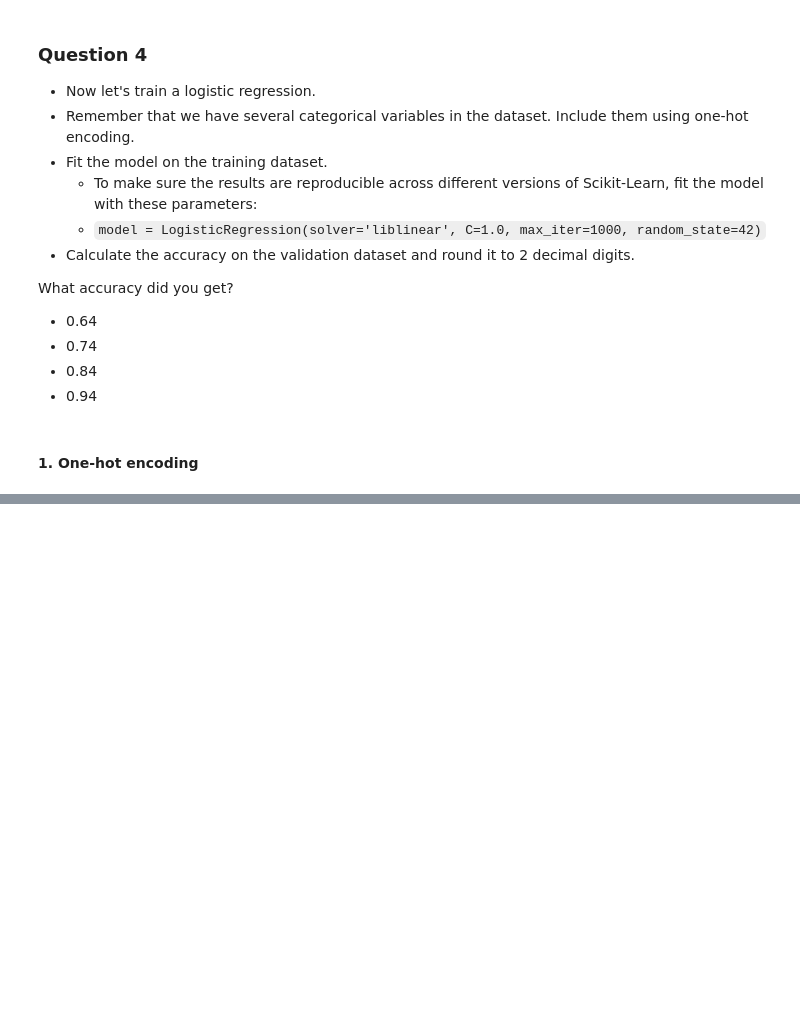
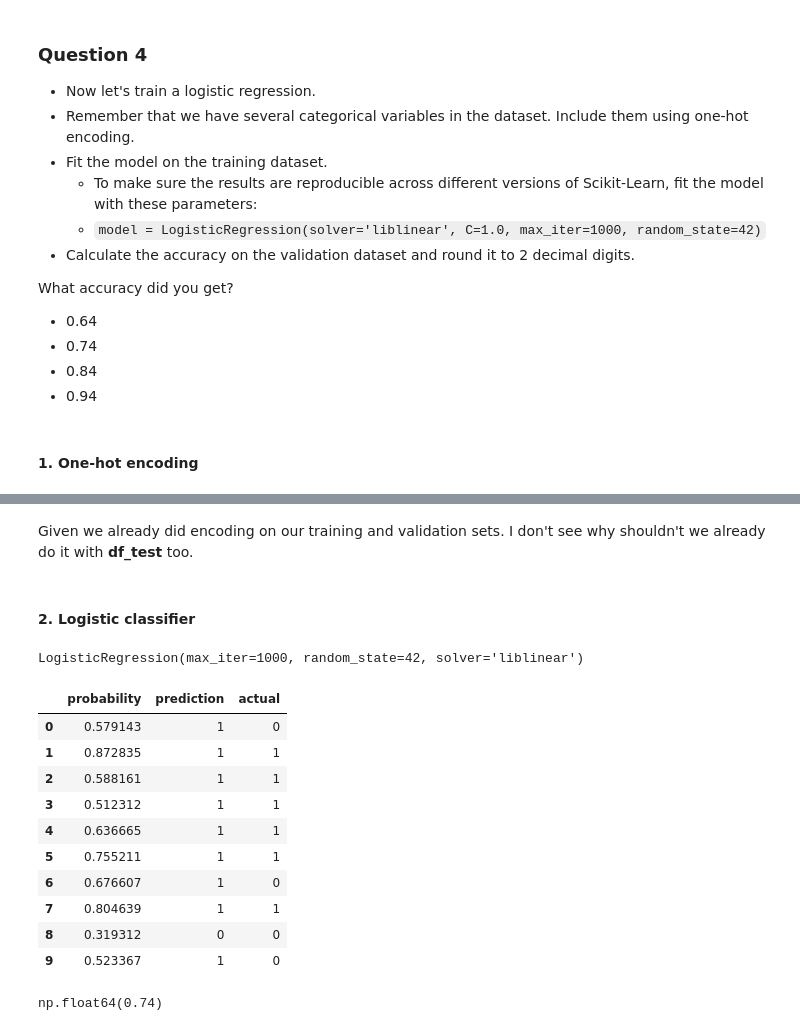
Before and after one commit to dhsanchez/ml-zoomcamp-learning, a Jupyter notebook: 03-classification/churn_hwk.ipynb, the cells around one changed output, grey strips where cells are left out. Saved outputs shown, nothing was run; the diff lists cells and outputs as text; code cells hidden in the pictures; blank space fills up the shorter version.

```diff
--- a/03-classification/churn_hwk.ipynb
+++ b/03-classification/churn_hwk.ipynb
@@ -364,0 +371,10 @@ What accuracy did you get?
+# %%
+train_dicts = df_train[categorical_cols+numerical_cols].to_dict(orient = 'records')
+val_dicts = df_val[categorical_cols+numerical_cols].to_dict(orient = 'records')
+
+dv = DictVectorizer(sparse = False)
+# %%
+X_train = dv.fit_transform(train_dicts)
+X_val = dv.fit_transform(val_dicts)
+# %% [markdown]
+Given we already did encoding on our training and validation sets. I don't see why shouldn't we already do it with **df_test** too.
@@ -364,0 +385,39 @@ What accuracy did you get?
+# %% [markdown]
+#### 2. Logistic classifier
+# %%
+from sklearn.linear_model import LogisticRegression
+
+model = LogisticRegression(solver='liblinear', C=1.0, max_iter=1000, random_state=42)
+
+model.fit(X_train,y_train)
+# %% [output]
+LogisticRegression(max_iter=1000, random_state=42, solver='liblinear')
+# %%
+y_pred = model.predict_proba(X_train)[:, 1]
+
+churn_decision = (y_pred >= 0.5)
+# %%
+df_pred = pd.DataFrame()
+df_pred['probability'] = y_pred
+df_pred['prediction'] = churn_decision.astype(int)
+df_pred['actual'] = y_train
+
+df_pred.head(10)
+# %% [output]
+|  | probability | prediction | actual |
+| 0 | 0.579143 | 1 | 0 |
+| 1 | 0.872835 | 1 | 1 |
+| 2 | 0.588161 | 1 | 1 |
+| 3 | 0.512312 | 1 | 1 |
+| 4 | 0.636665 | 1 | 1 |
+| 5 | 0.755211 | 1 | 1 |
+| 6 | 0.676607 | 1 | 0 |
+| 7 | 0.804639 | 1 | 1 |
+| 8 | 0.319312 | 0 | 0 |
+| 9 | 0.523367 | 1 | 0 |
+# %%
+df_pred['correct'] = df_pred['prediction'] == df_pred['actual']
+acc = df_pred.correct.mean()
+round(acc, 2)
+# %% [output]
+np.float64(0.74)
```
Also changed, not shown: parts of 6 cells of this notebook.
